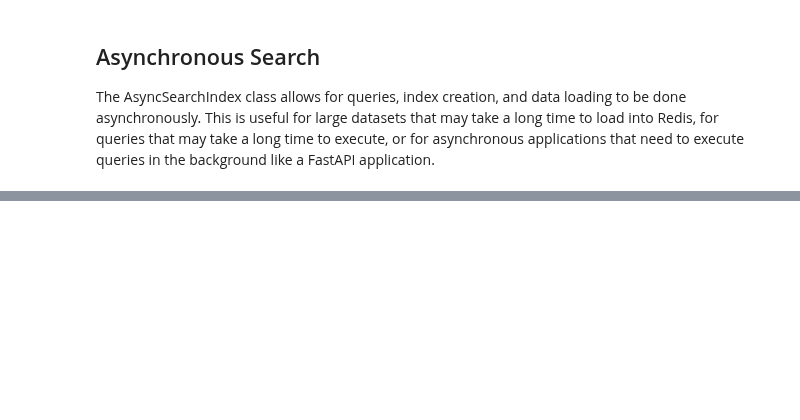
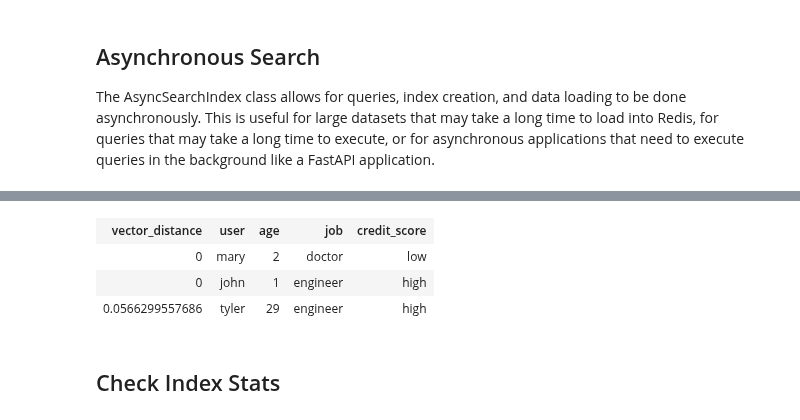
Before and after one commit to redis/redis-vl-python, a Jupyter notebook: docs/user_guide/getting_started_01.ipynb, the cells around one changed output, grey strips where cells are left out. Drawn from its saved outputs; the diff is of its cells as text; code cells hidden in the pictures; blank space fills up the shorter version.

```diff
--- a/docs/user_guide/getting_started_01.ipynb
+++ b/docs/user_guide/getting_started_01.ipynb
@@ -231,0 +318,15 @@ result_print(results)
+# %%
+# We need to modify this schema dict to have what we want
+schema['fields'].update({
+    'text': [],
+    'tag': [{'name': 'credit_score'}, {'name': 'job'}],
+    'vector': [{
+        'name': 'user_embedding',
+        'dims': 3,
+        'distance_metric': 'cosine',
+        'algorithm': 'hnsw',
+        'datatype': 'float32'
+    }]
+})
+
+schema
@@ -232,3 +343,26 @@ result_print(results)
+# %%
+# Delete existing index without clearing out the underlying data
+await index.delete(drop=False)
+
+# Build the new index interface
+index = (
+    AsyncSearchIndex
+    .from_dict(schema)
+    .connect("redis://localhost:6379")
+)
+
+# Run the index update
+await index.create()
+# %%
+# Test query again
+result_print(await index.query(query))
+# %% [output]
+| vector_distance | user | age | job | credit_score |
+| 0 | mary | 2 | doctor | low |
+| 0 | john | 1 | engineer | high |
+| 0.0566299557686 | tyler | 29 | engineer | high |
+# %% [markdown]
+## Check Index Stats
 # %%
 # We can also use the CLI to check the stats for the index we just used
 !rvl stats -i user_index
```
Also changed, not shown: parts of 24 cells of this notebook, 11 other files.
